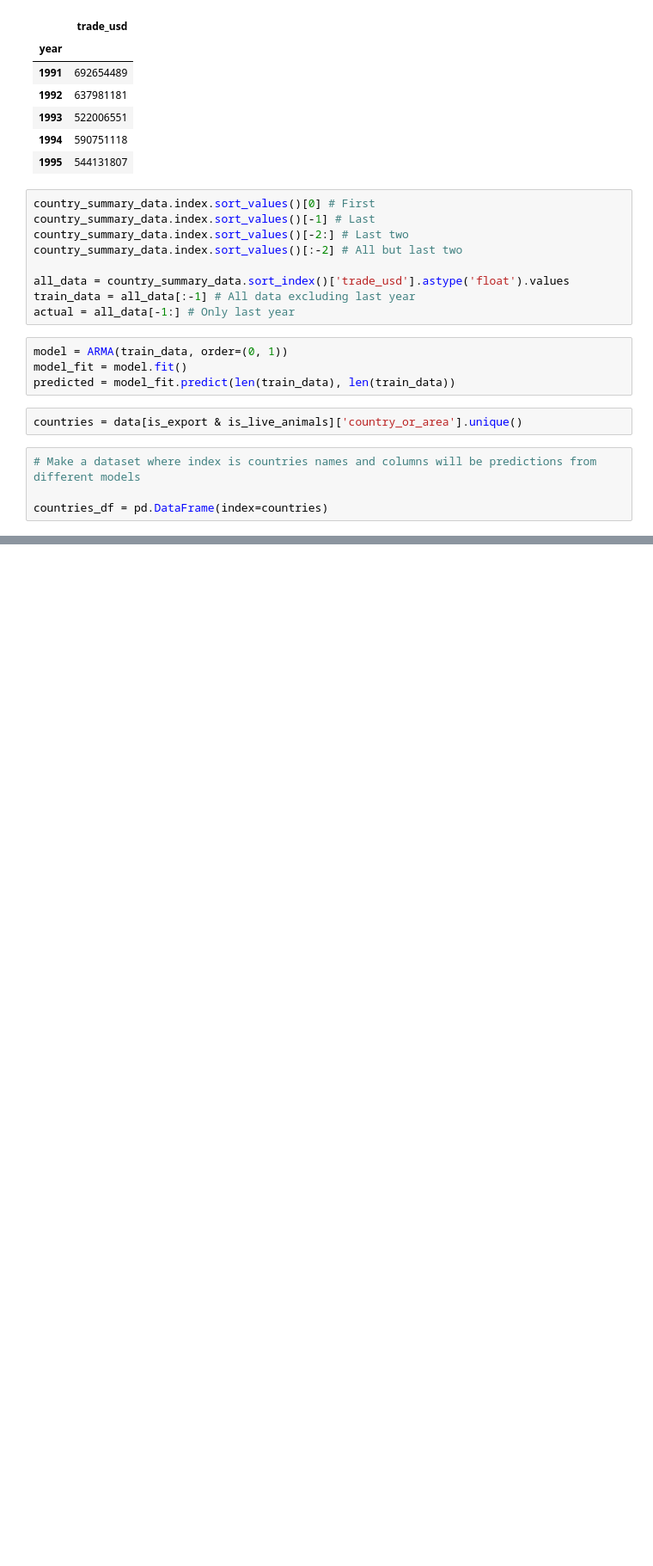
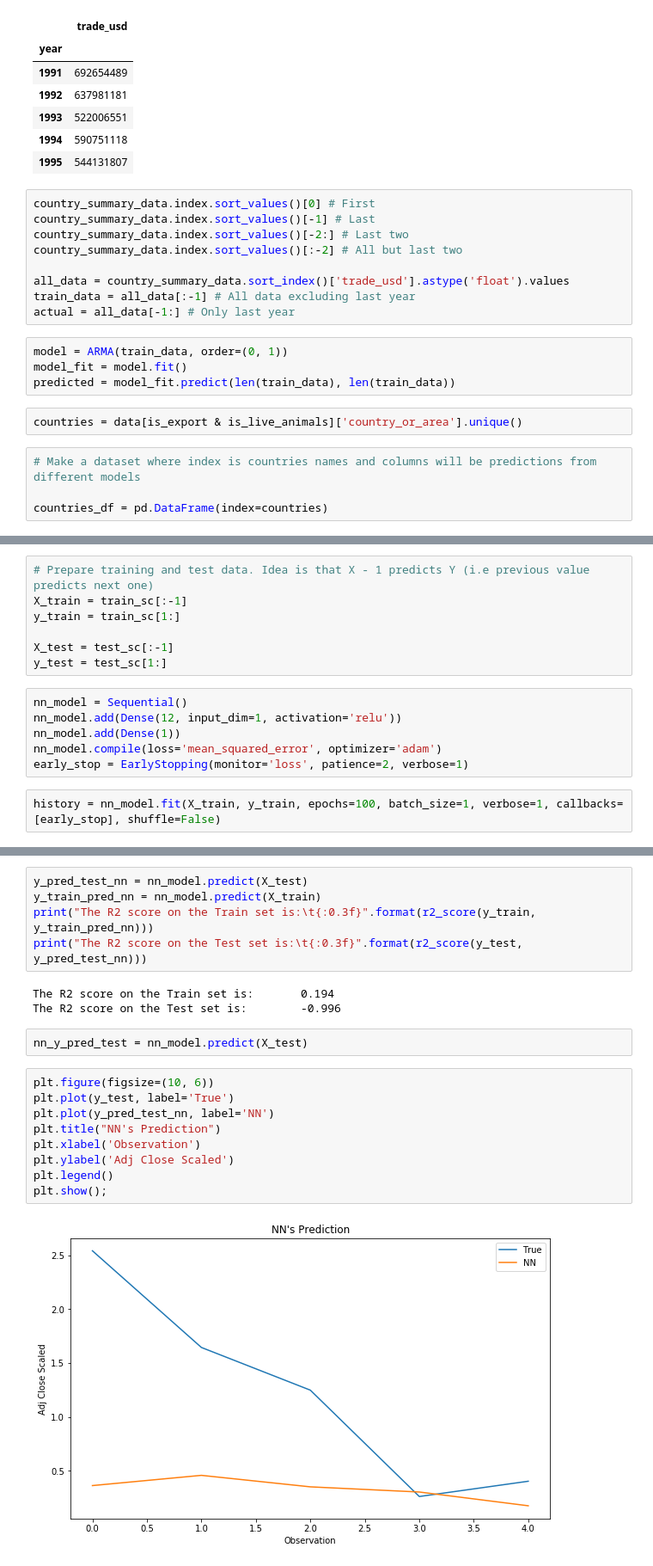
Before and after one commit to MihailoJoksimovic/commodity-trade-statistics-analysis, a Jupyter notebook: Forecasting Pipeline.ipynb, the cells around one changed output, grey strips where cells are left out. Shown: that part at 86% size. Saved outputs shown, nothing was run; the diff lists cells and outputs as text; blank space fills up the shorter version.

```diff
--- a/Forecasting Pipeline.ipynb
+++ b/Forecasting Pipeline.ipynb
@@ -80,0 +111,15 @@ Predicted: 783464474.794, Actual: 784223079.0, Diff: 758604.205734
+# %%
+# Prepare training and test data. Idea is that X - 1 predicts Y (i.e previous value predicts next one)
+X_train = train_sc[:-1]
+y_train = train_sc[1:]
+
+X_test = test_sc[:-1]
+y_test = test_sc[1:]
+# %%
+nn_model = Sequential()
+nn_model.add(Dense(12, input_dim=1, activation='relu'))
+nn_model.add(Dense(1))
+nn_model.compile(loss='mean_squared_error', optimizer='adam')
+early_stop = EarlyStopping(monitor='loss', patience=2, verbose=1)
+# %%
+history = nn_model.fit(X_train, y_train, epochs=100, batch_size=1, verbose=1, callbacks=[early_stop], shuffle=False)
@@ -80,0 +144,21 @@ Predicted: 783464474.794, Actual: 784223079.0, Diff: 758604.205734
+# %%
+y_pred_test_nn = nn_model.predict(X_test)
+y_train_pred_nn = nn_model.predict(X_train)
+print("The R2 score on the Train set is:\t{:0.3f}".format(r2_score(y_train, y_train_pred_nn)))
+print("The R2 score on the Test set is:\t{:0.3f}".format(r2_score(y_test, y_pred_test_nn)))
+# %% [output]
+The R2 score on the Train set is:       0.194
+The R2 score on the Test set is:        -0.996
+# %%
+nn_y_pred_test = nn_model.predict(X_test)
+# %%
+plt.figure(figsize=(10, 6))
+plt.plot(y_test, label='True')
+plt.plot(y_pred_test_nn, label='NN')
+plt.title("NN's Prediction")
+plt.xlabel('Observation')
+plt.ylabel('Adj Close Scaled')
+plt.legend()
+plt.show();
+# %% [output]
+[figure, added]
```
Also changed, not shown: parts of 21 cells of this notebook, 1 other file.
